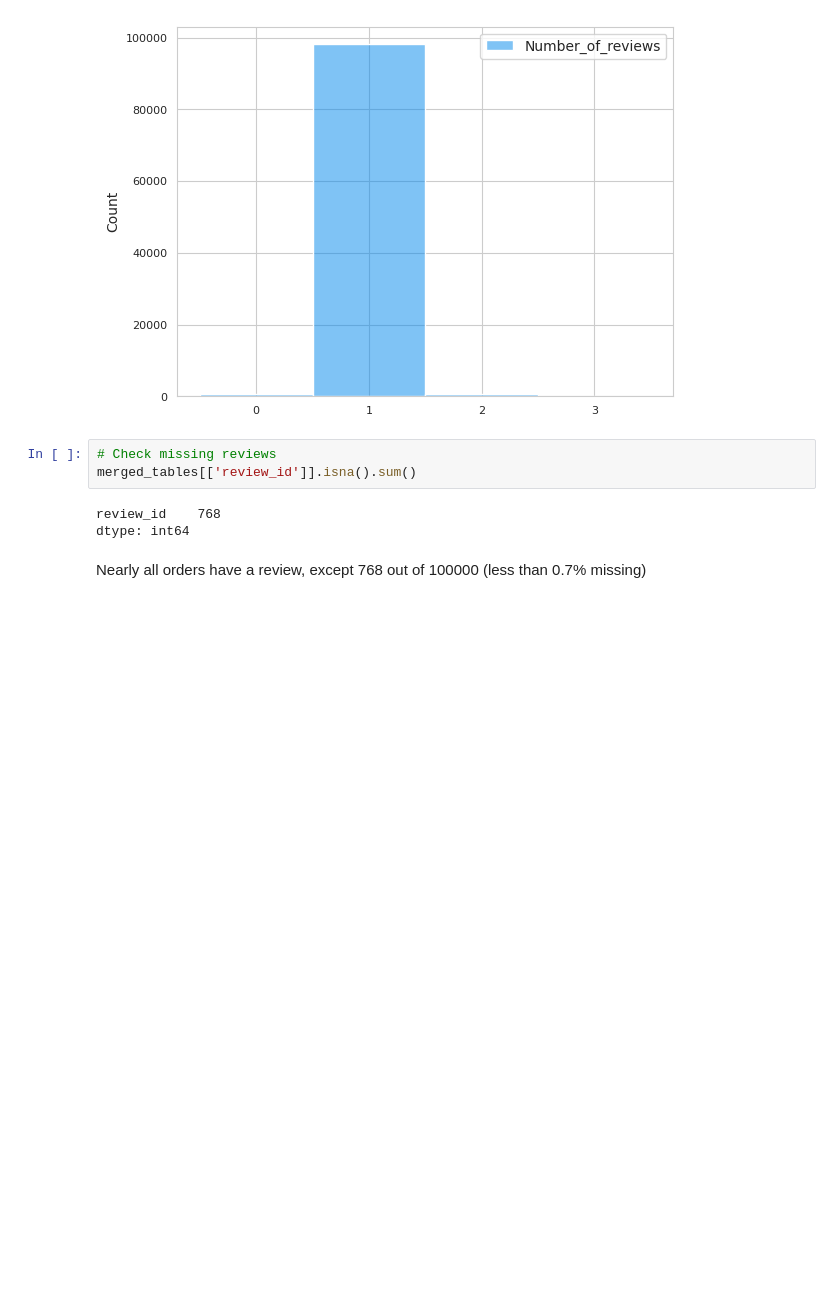
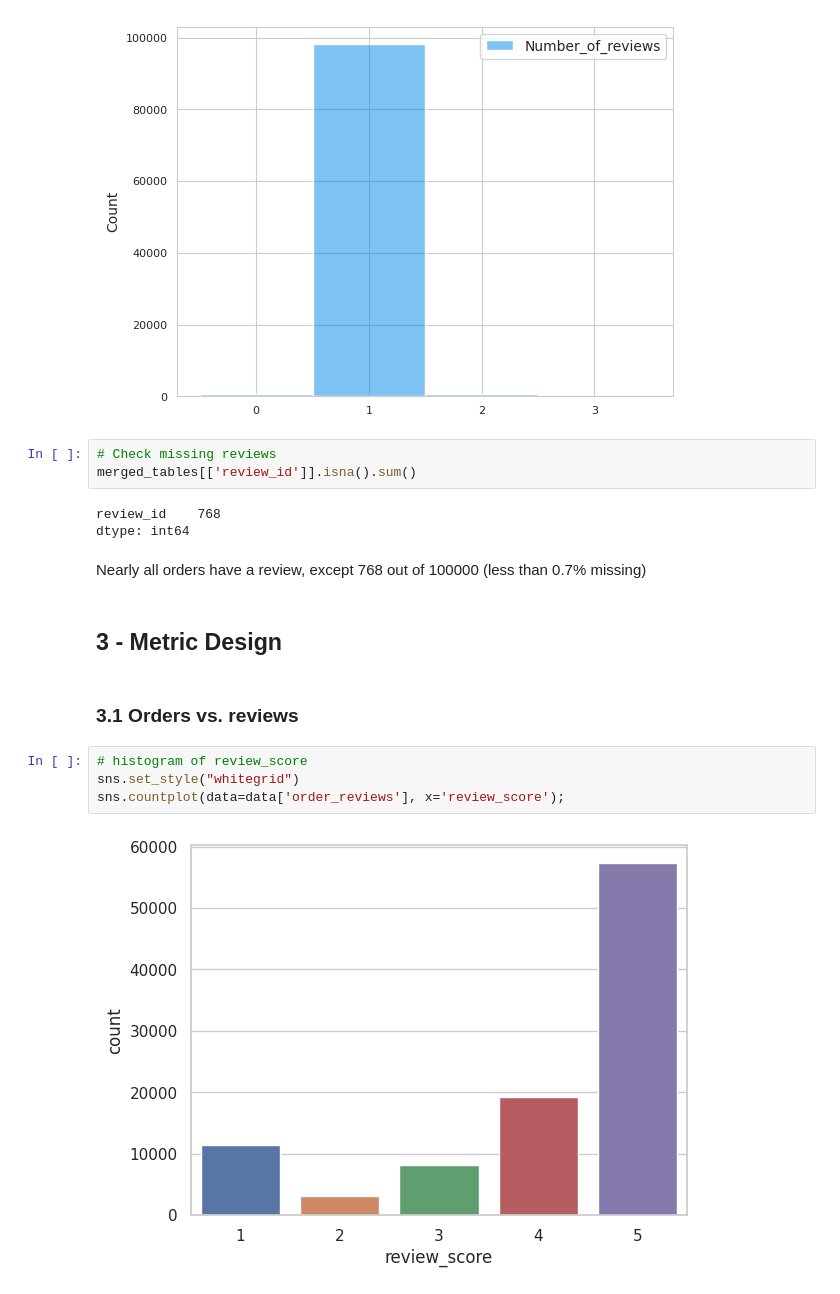
Before and after one commit to dialectique/Olist_data_analysis, a Jupyter notebook: notebooks/1_exploratory_analysis.ipynb, the cells around one changed output. Saved outputs shown, nothing was run; the diff lists cells and outputs as text; blank space fills up the shorter version.

Commit message:
progress on 1_exploratory_analysis.ipynb metric design

```diff
--- a/notebooks/1_exploratory_analysis.ipynb
+++ b/notebooks/1_exploratory_analysis.ipynb
@@ -164,3 +163,13 @@ review_id    768
 dtype: int64
 # %% [markdown]
 Nearly all orders have a review, except 768 out of 100000 (less than 0.7% missing)
+# %% [markdown]
+## 3 - Metric Design
+# %% [markdown]
+### 3.1 Orders vs. reviews
+# %%
+# histogram of review_score
+sns.set_style("whitegrid")
+sns.countplot(data=data['order_reviews'], x='review_score');
+# %% [output]
+[figure, added]
```
Also changed, not shown: parts of 32 cells of this notebook.
